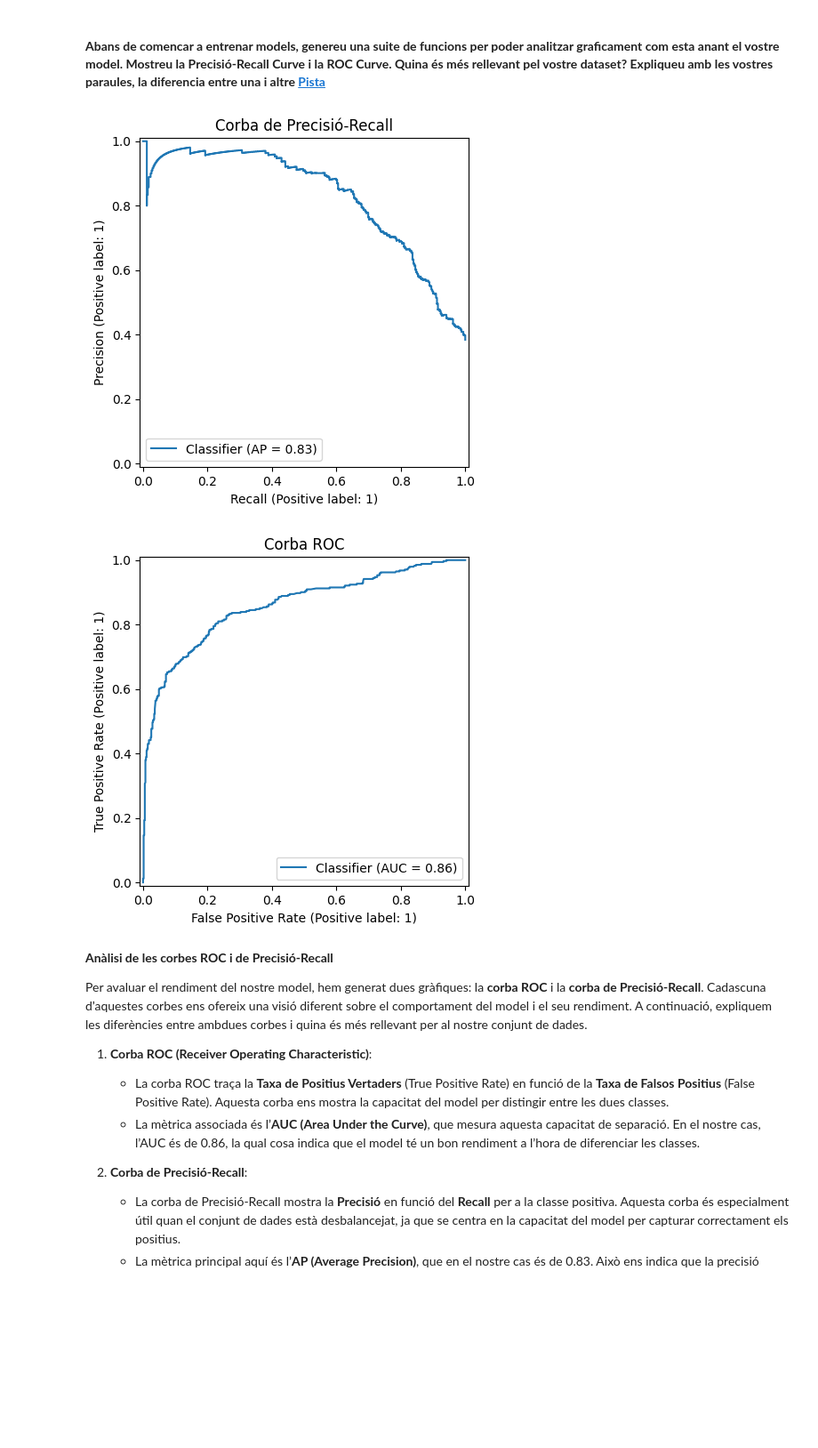
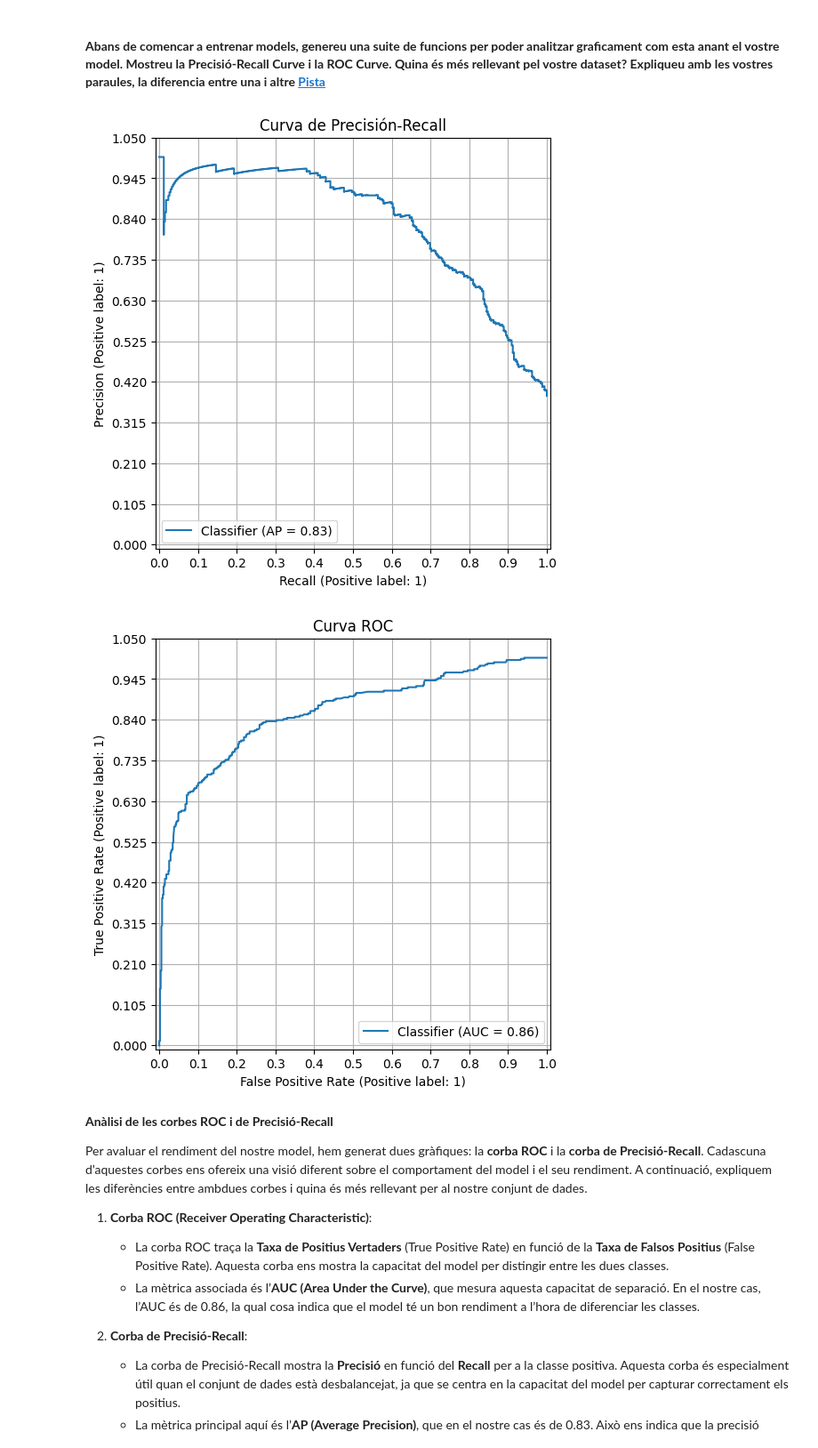
Before and after one commit to Frostyniano/ApC_Pr-ctiques, a Jupyter notebook: APC_Practica_1_2024.ipynb, the cells around one changed output. Shown: that part at 89% size. Saved outputs shown, nothing was run; the diff lists cells and outputs as text; code cells hidden in the pictures; blank space fills up the shorter version.

```diff
--- a/APC_Practica_1_2024.ipynb
+++ b/APC_Practica_1_2024.ipynb
@@ -589,28 +589,43 @@ F1 Score: 0.729483282674772
 # %% [markdown]
 
 #### **Abans de comencar a entrenar models, genereu una suite de funcions per poder analitzar graficament com esta anant el vostre model. Mostreu la Precisió-Recall Curve i la ROC Curve. Quina és més rellevant pel vostre dataset? Expliqueu amb les vostres paraules, la diferencia entre una i altre [Pista](https://stats.stackexchange.com/questions/338826/auprc-vs-auc-roc)**
-# %%
-# Precision-recall curve
-def plot_precision_recall_curve(model, X, y):
-    y_score = model.predict_proba(X)[:, 1]  # Positive class probabilities
-    disp = PrecisionRecallDisplay.from_predictions(y, y_score)
-    disp.ax_.set_title('Corba de Precisió-Recall')
-    plt.show()
-
-# ROC curve
-def plot_roc_curve(model, X, y):
-    y_score = model.predict_proba(X)[:, 1]  # Positive class probabilities
-    disp = RocCurveDisplay.from_predictions(y, y_score)
-    disp.ax_.set_title('Corba ROC')
-    plt.show()
-
-# Example of use with your already trained data (if you have already tuned the model)
-# Remember that X is the scaled feature matrix and y is the target variable
-plot_precision_recall_curve(model, X_scaled, y)
-plot_roc_curve(model, X_scaled, y)
-# %% [output]
-[figure, removed]
-[figure, removed]
+# %%
+import matplotlib.pyplot as plt
+from sklearn.metrics import PrecisionRecallDisplay, RocCurveDisplay
+import numpy as np
+
+def plot_precision_recall_curve(model, X, y):
+    y_score = model.predict_proba(X)[:, 1]  # Positive class probabilities
+    disp = PrecisionRecallDisplay.from_predictions(y, y_score)
+    disp.figure_.set_size_inches(14, 6)
+    disp.ax_.set_title('Curva de Precisión-Recall')
+
+    # Adjust the x and y axis ticks for more precision
+    disp.ax_.set_xticks(np.linspace(0, 1, 11)) # Add divisions from 0 to 1 with intervals of 0.1
+    disp.ax_.set_yticks(np.linspace(0, 1.05, 11))  # Add divisions with intervals of 0.1
+
+    disp.ax_.grid(True)  # Add grid for easier reading
+    plt.show()
+
+def plot_roc_curve(model, X, y):
+    y_score = model.predict_proba(X)[:, 1]  # Positive class probabilities
+    disp = RocCurveDisplay.from_predictions(y, y_score)
+    disp.figure_.set_size_inches(14, 6)
+    disp.ax_.set_title('Curva ROC')
+
+    # Adjust the x and y axis ticks for more precision
+    disp.ax_.set_xticks(np.linspace(0, 1, 11))  # Add divisions from 0 to 1 with intervals of 0.1
+    disp.ax_.set_yticks(np.linspace(0, 1.05, 11))  # Add divisions with intervals of 0.1
+
+    disp.ax_.grid(True)  # Add grid for easier reading
+    plt.show()
+
+# Example of use with the model already trained
+plot_precision_recall_curve(model, X_scaled, y)
+plot_roc_curve(model, X_scaled, y)
+# %% [output]
+[figure, added]
+[figure, added]
 # %% [markdown]
 **Anàlisi de les corbes ROC i de Precisió-Recall**
 
```
Also changed, not shown: parts of 1 cell of this notebook, 2 other files.
